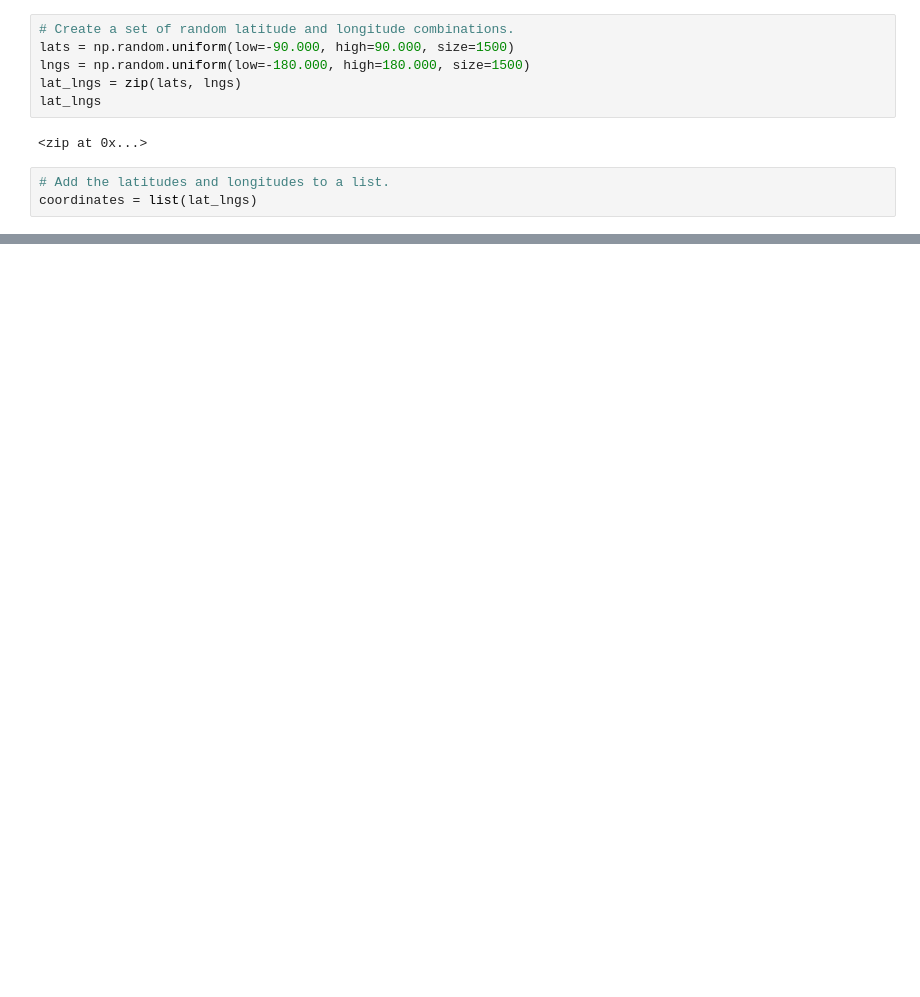
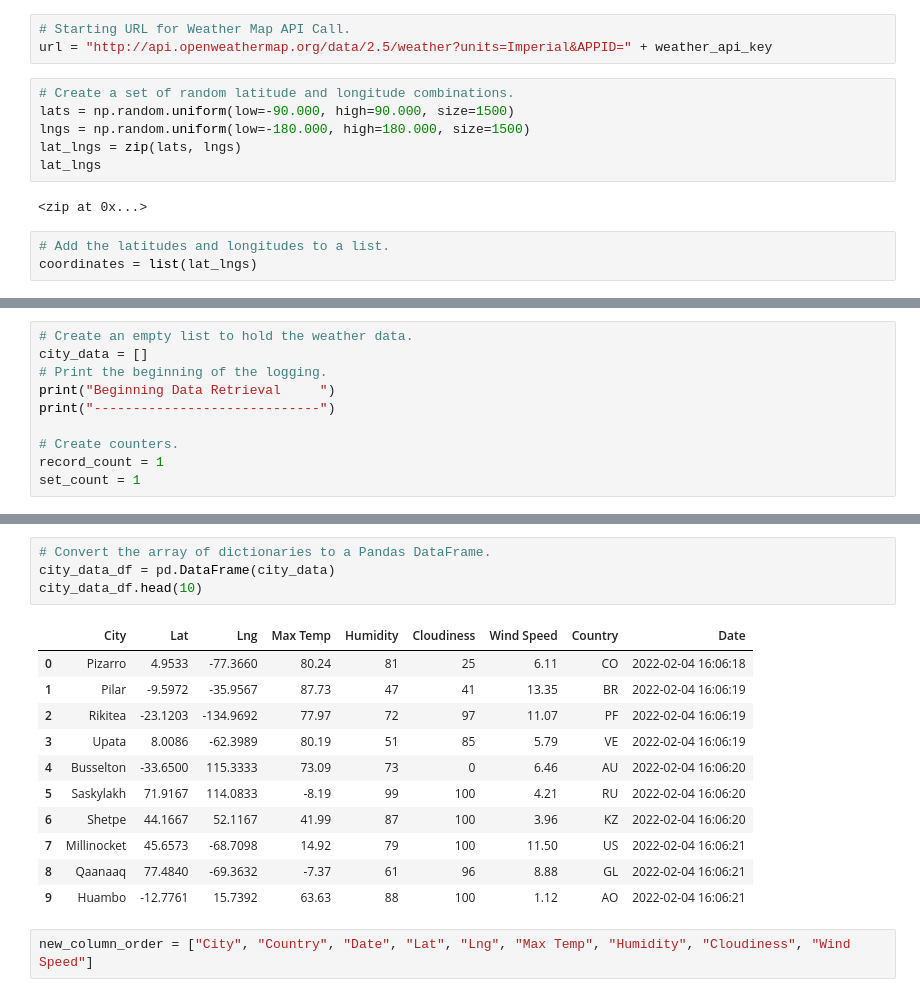
Before and after one commit to breeProgram/World_Weather_Analysis, a Jupyter notebook: WeatherPy.ipynb, the cells around one changed output, grey strips where cells are left out. Cells and saved outputs as stored; diff of their text form; blank space fills up the shorter version.

Commit message:
Modifying .gitignore and adding WeatherPy file.

```diff
--- a/WeatherPy.ipynb
+++ b/WeatherPy.ipynb
@@ -8,3 +18,6 @@ from citipy import citipy
+# %%
+# Starting URL for Weather Map API Call.
+url = "http://api.openweathermap.org/data/2.5/weather?units=Imperial&APPID=" + weather_api_key
 # %%
 # Create a set of random latitude and longitude combinations.
 lats = np.random.uniform(low=-90.000, high=90.000, size=1500)
@@ -32,0 +46,10 @@ len(cities)
+# %%
+# Create an empty list to hold the weather data.
+city_data = []
+# Print the beginning of the logging.
+print("Beginning Data Retrieval     ")
+print("-----------------------------")
+
+# Create counters.
+record_count = 1
+set_count = 1
@@ -32,0 +128,18 @@ len(cities)
+# %%
+# Convert the array of dictionaries to a Pandas DataFrame.
+city_data_df = pd.DataFrame(city_data)
+city_data_df.head(10)
+# %% [output]
+|  | City | Lat | Lng | Max Temp | Humidity | Cloudiness | Wind Speed | Country | Date |
+| 0 | Pizarro | 4.9533 | -77.3660 | 80.24 | 81 | 25 | 6.11 | CO | 2022-02-04 16:06:18 |
+| 1 | Pilar | -9.5972 | -35.9567 | 87.73 | 47 | 41 | 13.35 | BR | 2022-02-04 16:06:19 |
+| 2 | Rikitea | -23.1203 | -134.9692 | 77.97 | 72 | 97 | 11.07 | PF | 2022-02-04 16:06:19 |
+| 3 | Upata | 8.0086 | -62.3989 | 80.19 | 51 | 85 | 5.79 | VE | 2022-02-04 16:06:19 |
+| 4 | Busselton | -33.6500 | 115.3333 | 73.09 | 73 | 0 | 6.46 | AU | 2022-02-04 16:06:20 |
+| 5 | Saskylakh | 71.9167 | 114.0833 | -8.19 | 99 | 100 | 4.21 | RU | 2022-02-04 16:06:20 |
+| 6 | Shetpe | 44.1667 | 52.1167 | 41.99 | 87 | 100 | 3.96 | KZ | 2022-02-04 16:06:20 |
+| 7 | Millinocket | 45.6573 | -68.7098 | 14.92 | 79 | 100 | 11.50 | US | 2022-02-04 16:06:21 |
+| 8 | Qaanaaq | 77.4840 | -69.3632 | -7.37 | 61 | 96 | 8.88 | GL | 2022-02-04 16:06:21 |
+| 9 | Huambo | -12.7761 | 15.7392 | 63.63 | 88 | 100 | 1.12 | AO | 2022-02-04 16:06:21 |
+# %%
+new_column_order = ["City", "Country", "Date", "Lat", "Lng", "Max Temp", "Humidity", "Cloudiness", "Wind Speed"]
```
Also changed, not shown: parts of 6 cells of this notebook, 1 other file.
